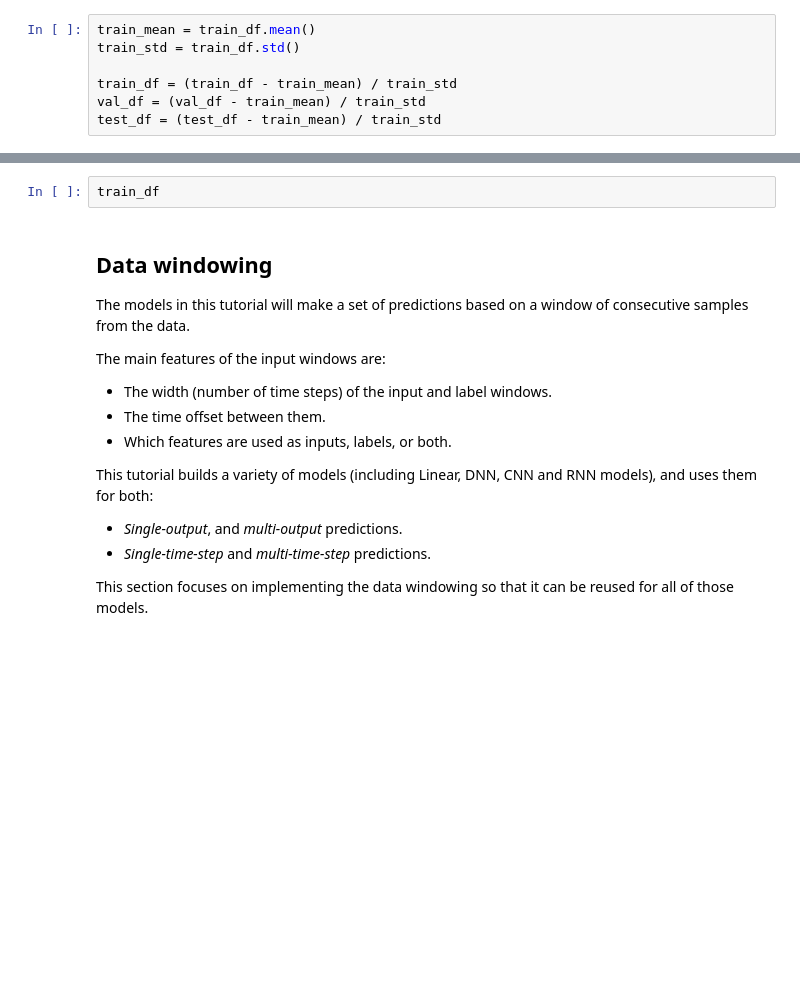
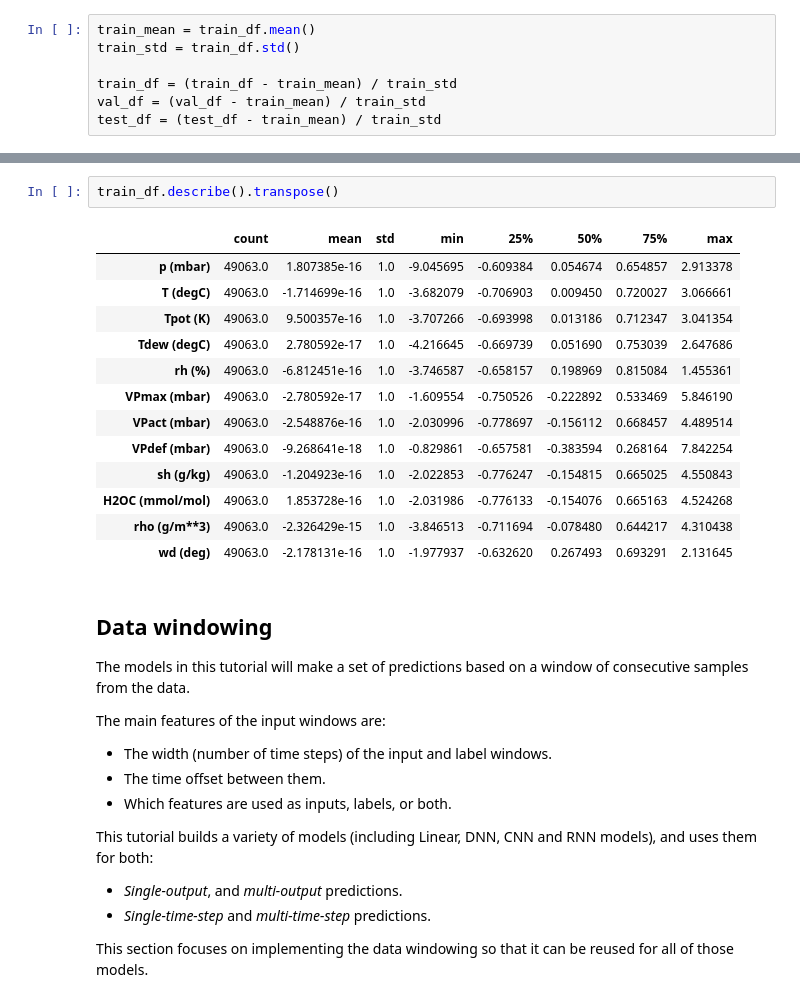
Before and after one commit to lssds2024/lssds2024, a Jupyter notebook: TimeSeries/DLforecasting.ipynb, the cells around one changed output, grey strips where cells are left out. Cells and saved outputs as stored; diff of their text form; blank space fills up the shorter version.

```diff
--- a/TimeSeries/DLforecasting.ipynb
+++ b/TimeSeries/DLforecasting.ipynb
@@ -124,5 +227,19 @@ test_df = (test_df - train_mean) / train_std
 # %%
-train_df
+train_df.describe().transpose()
+# %% [output]
+|  | count | mean | std | min | 25% | 50% | 75% | max |
+| p (mbar) | 49063.0 | 1.807385e-16 | 1.0 | -9.045695 | -0.609384 | 0.054674 | 0.654857 | 2.913378 |
+| T (degC) | 49063.0 | -1.714699e-16 | 1.0 | -3.682079 | -0.706903 | 0.009450 | 0.720027 | 3.066661 |
+| Tpot (K) | 49063.0 | 9.500357e-16 | 1.0 | -3.707266 | -0.693998 | 0.013186 | 0.712347 | 3.041354 |
+| Tdew (degC) | 49063.0 | 2.780592e-17 | 1.0 | -4.216645 | -0.669739 | 0.051690 | 0.753039 | 2.647686 |
+| rh (%) | 49063.0 | -6.812451e-16 | 1.0 | -3.746587 | -0.658157 | 0.198969 | 0.815084 | 1.455361 |
+| VPmax (mbar) | 49063.0 | -2.780592e-17 | 1.0 | -1.609554 | -0.750526 | -0.222892 | 0.533469 | 5.846190 |
+| VPact (mbar) | 49063.0 | -2.548876e-16 | 1.0 | -2.030996 | -0.778697 | -0.156112 | 0.668457 | 4.489514 |
+| VPdef (mbar) | 49063.0 | -9.268641e-18 | 1.0 | -0.829861 | -0.657581 | -0.383594 | 0.268164 | 7.842254 |
+| sh (g/kg) | 49063.0 | -1.204923e-16 | 1.0 | -2.022853 | -0.776247 | -0.154815 | 0.665025 | 4.550843 |
+| H2OC (mmol/mol) | 49063.0 | 1.853728e-16 | 1.0 | -2.031986 | -0.776133 | -0.154076 | 0.665163 | 4.524268 |
+| rho (g/m**3) | 49063.0 | -2.326429e-15 | 1.0 | -3.846513 | -0.711694 | -0.078480 | 0.644217 | 4.310438 |
+| wd (deg) | 49063.0 | -2.178131e-16 | 1.0 | -1.977937 | -0.632620 | 0.267493 | 0.693291 | 2.131645 |
 # %% [markdown]
 ## Data windowing
 
```
Also changed, not shown: parts of 52 cells of this notebook.
